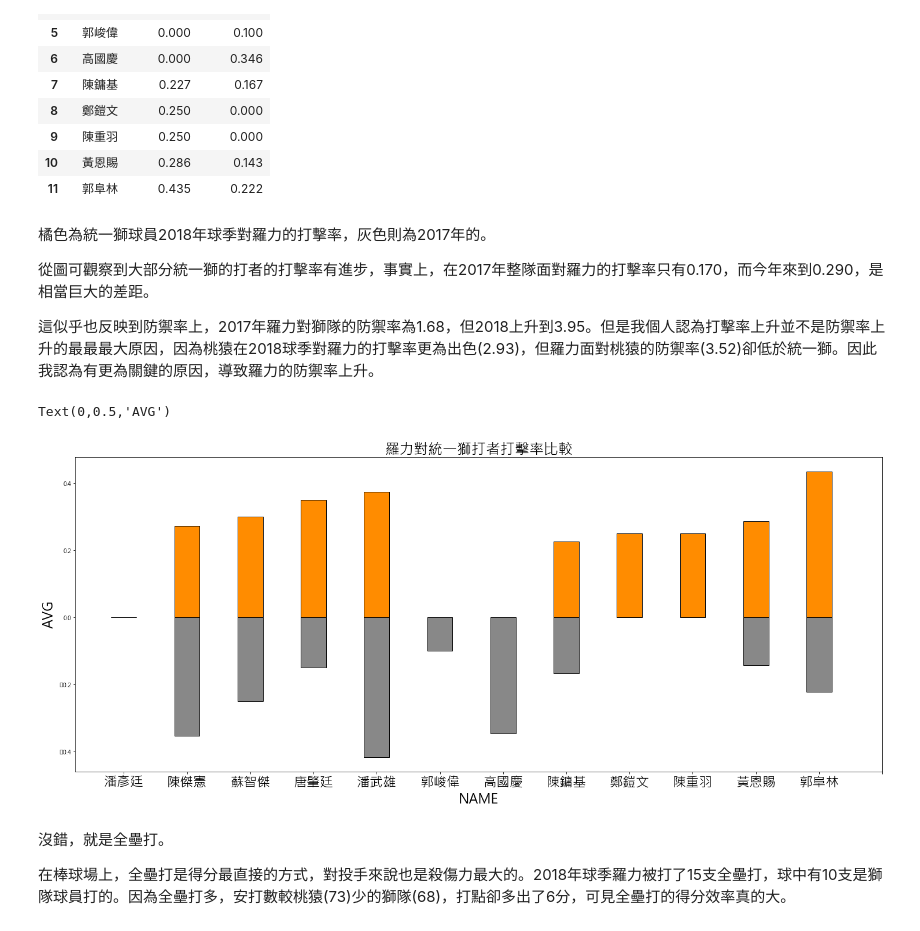
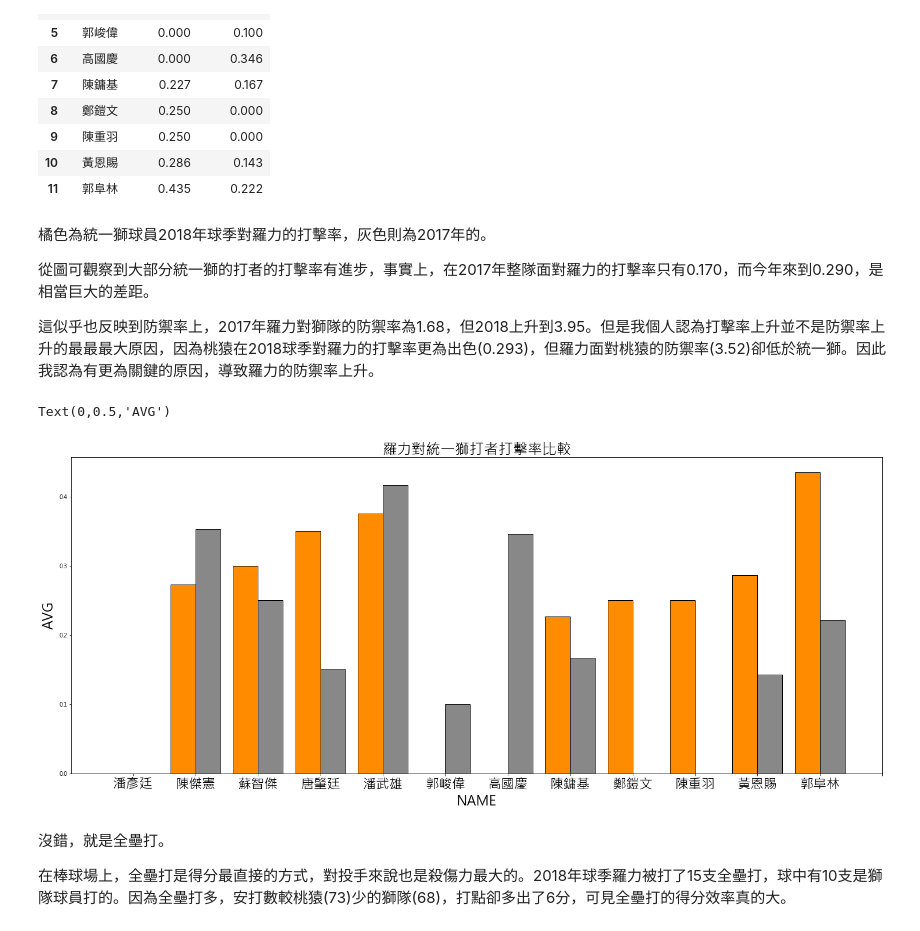
Before and after one commit to ShiNSanity75/Data_Visualization, a Jupyter notebook: Final/羅力_Mike Loree.ipynb, the cells around one changed output. Saved outputs shown, nothing was run; the diff lists cells and outputs as text; code cells hidden in the pictures.

```diff
--- a/Final/羅力_Mike Loree.ipynb
+++ b/Final/羅力_Mike Loree.ipynb
@@ -102,29 +102,29 @@ Loree_U_AVG
 
 從圖可觀察到大部分統一獅的打者的打擊率有進步，事實上，在2017年整隊面對羅力的打擊率只有0.170，而今年來到0.290，是相當巨大的差距。
 
-這似乎也反映到防禦率上，2017年羅力對獅隊的防禦率為1.68，但2018上升到3.95。但是我個人認為打擊率上升並不是防禦率上升的最最最大原因，因為桃猿在2018球季對羅力的打擊率更為出色(2.93)，但羅力面對桃猿的防禦率(3.52)卻低於統一獅。因此我認為有更為關鍵的原因，導致羅力的防禦率上升。
+這似乎也反映到防禦率上，2017年羅力對獅隊的防禦率為1.68，但2018上升到3.95。但是我個人認為打擊率上升並不是防禦率上升的最最最大原因，因為桃猿在2018球季對羅力的打擊率更為出色(0.293)，但羅力面對桃猿的防禦率(3.52)卻低於統一獅。因此我認為有更為關鍵的原因，導致羅力的防禦率上升。
 # %%
 #將表繪成圖
 fig = plt.figure(figsize=(25,10))
 ax1 = fig.add_subplot(111)
 
 for (i, row) in Loree_U_AVG.iterrows():
-    plt.bar([i, i], [row['AVG_2018'], -row['AVG_2017']],
+    plt.bar([i-0.2, i+0.2], [row['AVG_2018'], row['AVG_2017']],
              color=['#FF8C00', '#888888'], width=0.4, align='center', edgecolor='#000000')
 '''
 for (i, row) in Loree_U_AVG.iterrows():
     plt.bar([i], [-row['AVG_2017']],
              color=['#888888'], width=0.4, align='center', edgecolor='#000000', label='2017')
 '''
 plt.xticks(range(0, 13), Loree_U_AVG['PLAYER'], fontsize=23)
 
 #plt.legend()
 plt.title("羅力對統一獅打者打擊率比較", fontsize=25)
 plt.xlabel('NAME', fontsize=23)
 plt.ylabel('AVG', fontsize=23)
 # %% [output]
 Text(0,0.5,'AVG')
-[figure, old version]
+[figure, new version]
 # %% [markdown]
 沒錯，就是全壘打。
 
```
Also changed, not shown: parts of 20 cells of this notebook.
